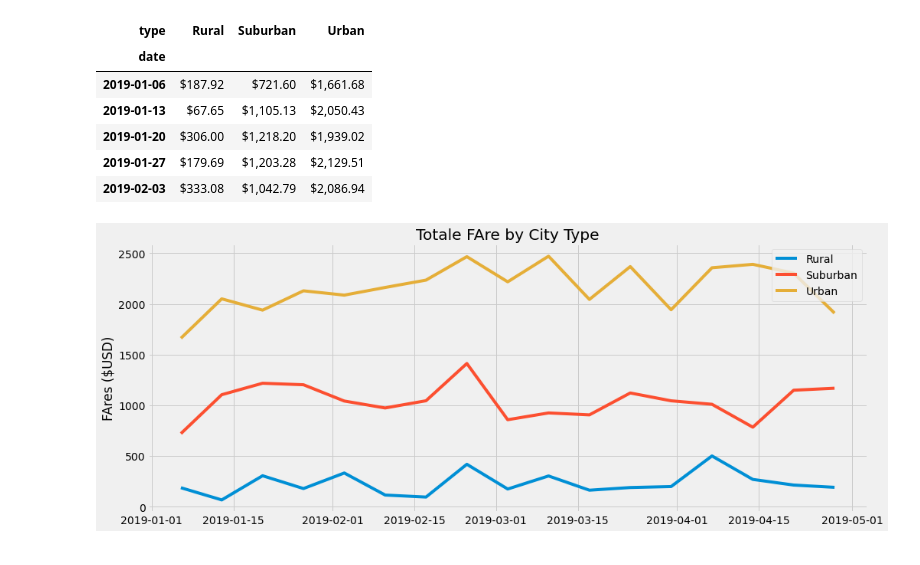
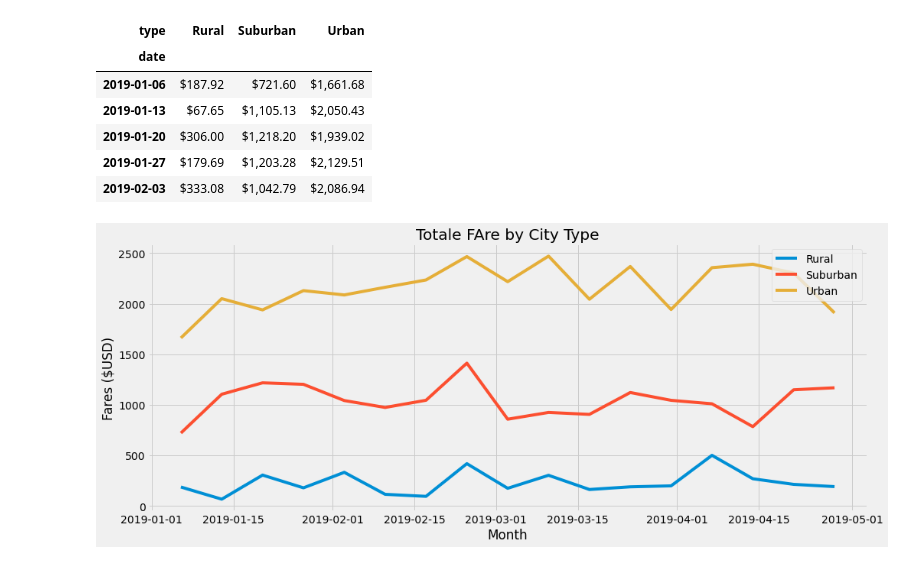
Before and after one commit to dani1925/PyBer_Analysis, a Jupyter notebook: PyBer_Challenge.ipynb, the cells around one changed output. Drawn from its saved outputs; the diff is of its cells as text; code cells hidden in the pictures.

```diff
--- a/PyBer_Challenge.ipynb
+++ b/PyBer_Challenge.ipynb
@@ -249,19 +289,20 @@ fares_by_week.head()
 # %%
 # 8. Using the object-oriented interface method, plot the resample DataFrame using the df.plot() function.
 # Import the style from Matplotlib.
 from matplotlib import style
 import datetime
 df1 = fares_by_week.reset_index()
 #df1 = fares_by_week.groupby(fares_by_week['date'].dt.to_period('M')).sum()
 fig, ax = plt.subplots(figsize=(15, 6))
 #ticklabels = [datetime.date(1900, item, 1).strftime('%b') for item in fares_by_week.index]
 ax.plot(fares_by_week)
 ax.set(title ="Totale FAre by City Type",
-       ylabel="FAres ($USD)",
-       xlabel= "")
+       ylabel="Fares ($USD)",
+       xlabel= "Month")
 plt.legend(fares_by_week)
 
 # Use the graph style fivethirtyeight.
 style.use('fivethirtyeight')
+plt.savefig("PyBer_fare_summary.jpg")
 # %% [output]
-[figure, old version]
+[figure, new version]
```
Also changed, not shown: parts of 10 cells of this notebook, 3 other files.
